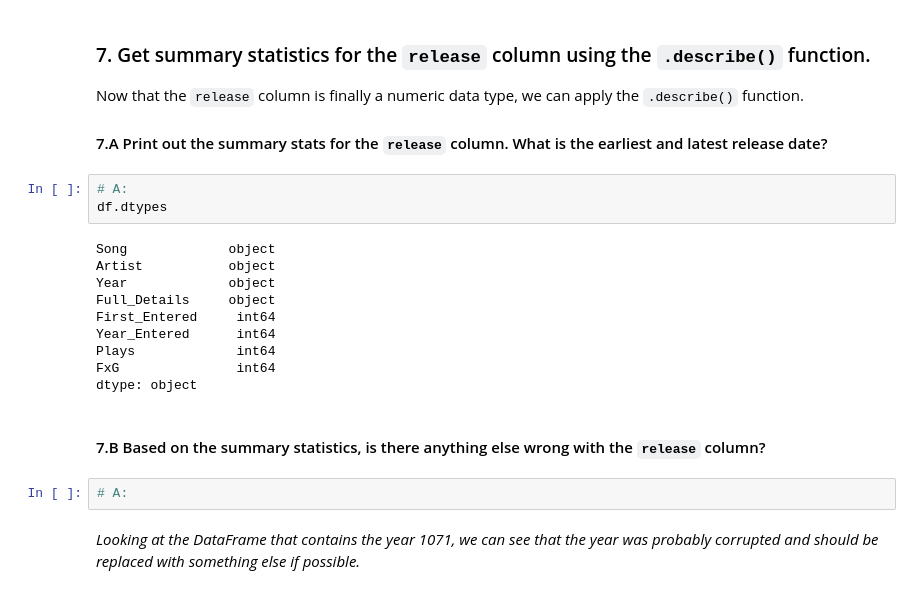
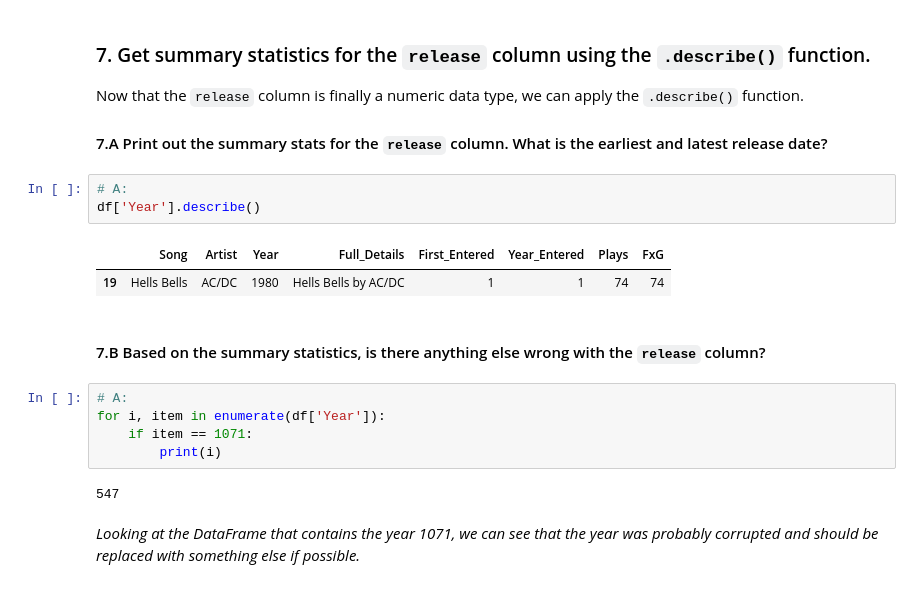
Before and after one commit to RhysZH/DAT9-Exercises-GA, a Jupyter notebook: eda-data_cleaning_intro-lab-master/pandas-cleaning-apply.ipynb, the cells around one changed output. Cells and saved outputs as stored; diff of their text form.

```diff
--- a/eda-data_cleaning_intro-lab-master/pandas-cleaning-apply.ipynb
+++ b/eda-data_cleaning_intro-lab-master/pandas-cleaning-apply.ipynb
@@ -257,21 +242,19 @@ Now that the `release` column is finally a numeric data type, we can apply the `
 #### 7.A Print out the summary stats for the `release` column. What is the earliest and latest release date?
 # %%
 # A:
-df.dtypes
+df['Year'].describe()
 # %% [output]
-Song             object
-Artist           object
-Year             object
-Full_Details     object
-First_Entered     int64
-Year_Entered      int64
-Plays             int64
-FxG               int64
-dtype: object
+|  | Song | Artist | Year | Full_Details | First_Entered | Year_Entered | Plays | FxG |
+| 19 | Hells Bells | AC/DC | 1980 | Hells Bells by AC/DC | 1 | 1 | 74 | 74 |
 # %% [markdown]
 #### 7.B Based on the summary statistics, is there anything else wrong with the `release` column?
-# %%
-# A:
+# %%
+# A:
+for i, item in enumerate(df['Year']):
+    if item == 1071:
+        print(i)
+# %% [output]
+547
 # %% [markdown]
 _Looking at the DataFrame that contains the year 1071, we can see that the year was probably corrupted and should be replaced with something else if possible._
 # %% [markdown]
```
Also changed, not shown: parts of 5 cells of this notebook.
